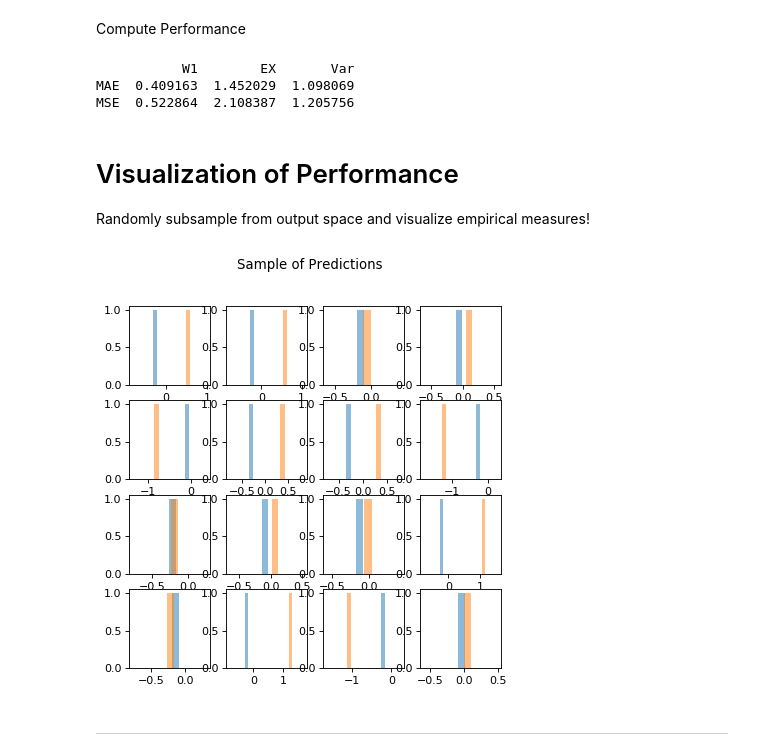
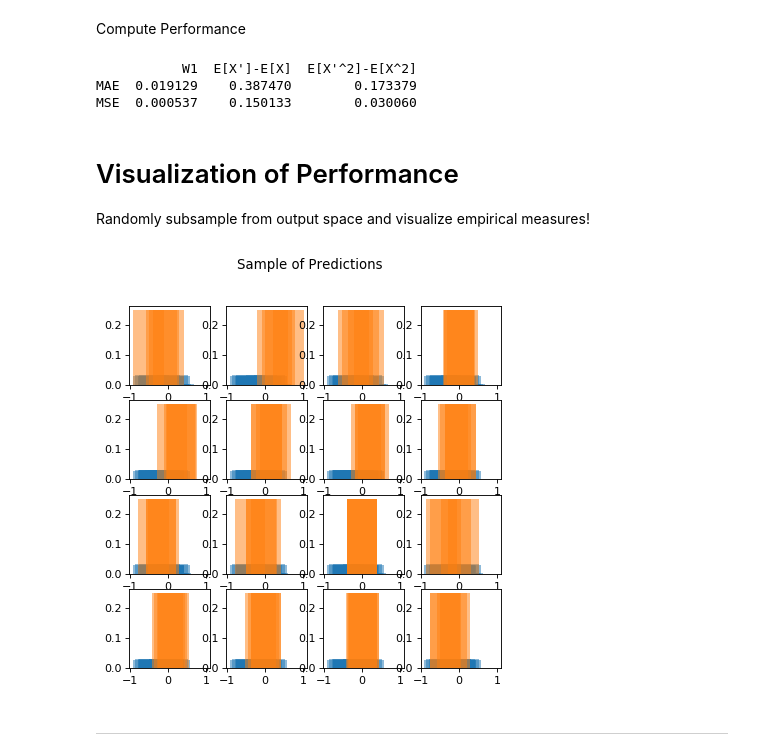
Before and after one commit to AnastasisKratsios/UniversalProcesses, a Jupyter notebook: Universal_Processes_Trainer.ipynb, the cells around one changed output. Saved outputs shown, nothing was run; the diff lists cells and outputs as text; code cells hidden in the pictures.

```diff
--- a/Universal_Processes_Trainer.ipynb
+++ b/Universal_Processes_Trainer.ipynb
@@ -13,7 +13,7 @@ Visualization_Size = 4
 # %%
 ## Monte-Carlo
 # N_Euler_Maruyama_Steps = 2
-N_Monte_Carlo_Samples = 4
+N_Monte_Carlo_Samples = 1
 
 ## Grid
 N_Grid_Finess = 20
@@ -22,7 +22,7 @@ Max_Grid = 1
 ### Quantization
 *This hyperparameter describes the proportion of the data used as sample-barycenters.*
 # %%
-Quantization_Proportion = 0.1
+Quantization_Proportion = 1
 # %% [markdown]
 **Note**: Setting *N_Quantizers_to_parameterize* prevents any barycenters and sub-sampling.
 # %% [markdown]
@@ -380,21 +377,22 @@ Compute Performance
 # Initialize Wasserstein-1 Error Distribution
 W1_errors = np.array([])
 Mean_errors = np.array([])
-
-# Get Predicted Means
-predicted_means = Predictions_Train.mean(axis=1)
-predicted_vars = np.sqrt((Predictions_Train**2).mean(axis=1))
 #---------------------------------------------------------------------------------------------#
 
 # Populate Error Distribution
 for x_i in range(len(measures_locations_list)):
     # Get Laws
-    W1_errors = np.append(W1_errors,(ot.emd2_1d(Predictions_Train[x_i,].reshape(-1,),
-                                               measures_locations_list[x_i].reshape(-1,))))
+    W1_loop = ot.emd2_1d(Barycenters_Array,
+                         measures_locations_list[x_i].reshape(-1,),
+                         Predicted_Weights[x_i,].reshape(-1,),
+                         measures_weights_list[x_i].reshape(-1,))
+    W1_errors = np.append(W1_errors,W1_loop)
     # Get Means
-    Mean_errors = np.array(predicted_means[x_i]-np.mean(measures_locations_list[x_i]))
+    b = np.mean((Predicted_Weights[x_i])*(Barycenters_Array[x_i]))
+    Mean_errors = np.array(b-np.mean(measures_locations_list[x_i]))
     # Get Vars
-    Mean_var = np.array(predicted_vars[x_i]-np.mean(measures_locations_list[x_i]**2))
+    b = np.mean((Predicted_Weights[x_i]**2)*(Barycenters_Array[x_i]))
+    Mean_var = np.array(b-np.mean(measures_locations_list[x_i]**2))
 
 #---------------------------------------------------------------------------------------------#
 # Compute Error Statistics/Descriptors
@@ -402,7 +400,9 @@ W1_Performance = np.array([np.mean(np.abs(W1_errors)),np.mean(W1_errors**2)])
 Mean_prediction_Performance = np.array([np.mean(np.abs(Mean_errors)),np.mean(Mean_errors**2)])
 Var_prediction_Performance = np.array([np.mean(np.abs(Mean_var)),np.mean(Mean_var**2)])
 
-Type_A_Prediction = pd.DataFrame({"W1":W1_Performance,"EX":Mean_prediction_Performance,"Var":Var_prediction_Performance},index=["MAE","MSE"])
+Type_A_Prediction = pd.DataFrame({"W1":W1_Performance,
+                                  "E[X']-E[X]":Mean_prediction_Performance,
+                                  "E[X'^2]-E[X^2]":Var_prediction_Performance},index=["MAE","MSE"])
 
 # Write Performance
 Type_A_Prediction.to_latex((results_tables_path+"Type_A_Prediction.tex"))
@@ -412,34 +412,34 @@ Type_A_Prediction.to_latex((results_tables_path+"Type_A_Prediction.tex"))
 # Update User
 print(Type_A_Prediction)
 # %% [output]
-           W1        EX       Var
-MAE  0.409163  1.452029  1.098069
-MSE  0.522864  2.108387  1.205756
+           W1  E[X']-E[X]  E[X'^2]-E[X^2]
+MAE  0.019129    0.387470        0.173379
+MSE  0.000537    0.150133        0.030060
 # %% [markdown]
 # Visualization of Performance
 Randomly subsample from output space and visualize empirical measures!
 # %%
 # Adjust if is number of plots to visualizes is larger than number of output distributions (But only if there is not enough data!)
 if N_Grid_Instances <= Visualization_Size**2:
         Visualization_Size = int(round(np.sqrt(min(N_Grid_Instances,Visualization_Size**2)))-1)
 
 
 # Initialize Random Sample of input-output pairs to visualize
 plotting_distribution_indices = random.sample(range(N_Grid_Instances), (Visualization_Size)**2)
 
 # Generate Plot
 f, axarr = plt.subplots(Visualization_Size,Visualization_Size,figsize=(6, 6), dpi=80, facecolor='w', edgecolor='k')
 plt.suptitle("Sample of Predictions")
 for i in range(Visualization_Size):
     for j in range(Visualization_Size):
         # Get Current (Randomly chosen (uniformly)) Index
         current_index = (i*Visualization_Size + j)
         current_random_index = plotting_distribution_indices[current_index]
         # Generate Current Plot
-        axarr[i,j].hist(Predictions_Train[current_random_index], alpha=0.5,label="Prediction")
-        axarr[i,j].hist(measures_locations_list[current_random_index], alpha=0.5,label="Target")
+        axarr[i,j].bar(Barycenters_Array,(Predicted_Weights[5].reshape(-1,)), alpha=0.5,label="Prediction")
+        axarr[i,j].bar(measures_locations_list[current_random_index].reshape(-1,),measures_weights_list[current_random_index], alpha=0.5,label="Target")
 # %% [output]
-[figure, old version]
+[figure, new version]
 # %% [markdown]
 ---
 # %% [markdown]
```
Also changed, not shown: parts of 8 cells of this notebook, 1 other file.
